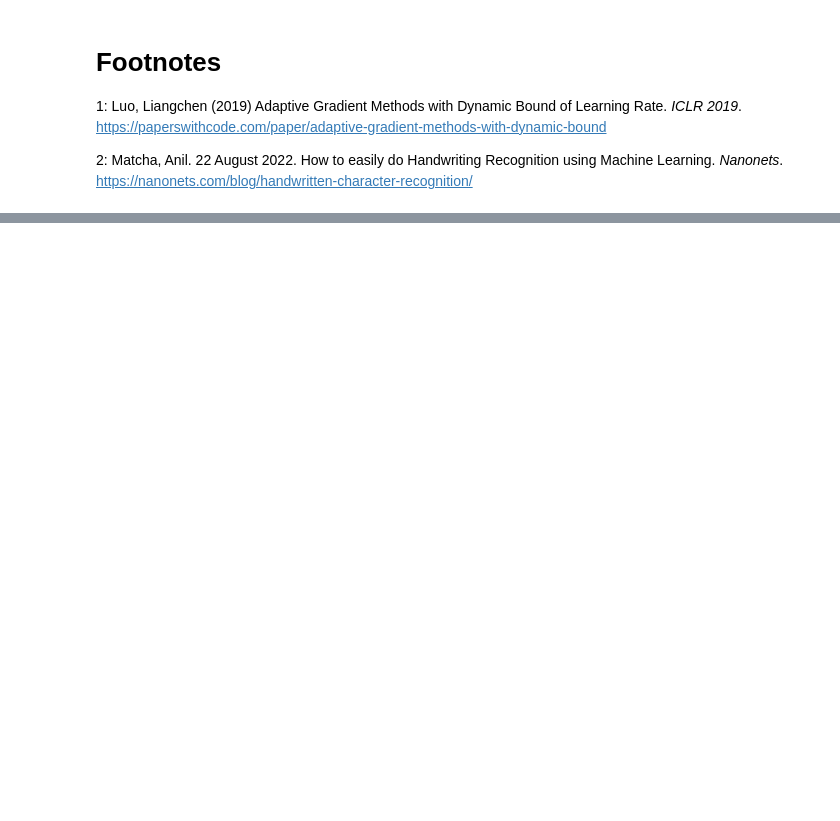
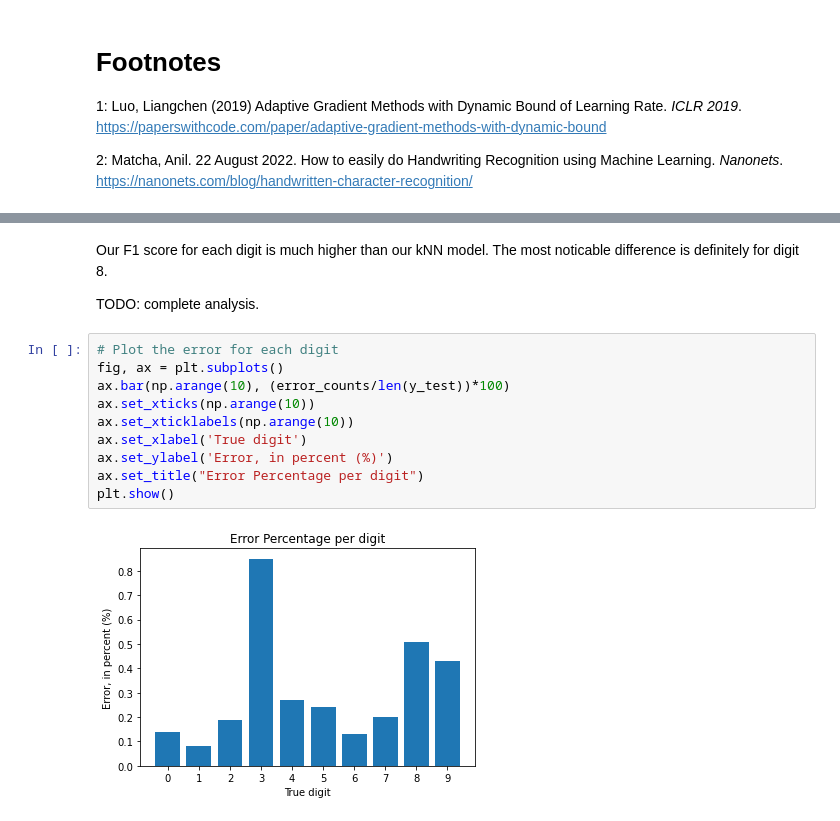
Before and after one commit to COGS118A/Group008-Wi23, a Jupyter notebook: CheckpointGroup008-Wi23.ipynb, the cells around one changed output, grey strips where cells are left out. Drawn from its saved outputs; the diff is of its cells as text; blank space fills up the shorter version.

```diff
--- a/CheckpointGroup008-Wi23.ipynb
+++ b/CheckpointGroup008-Wi23.ipynb
@@ -305,0 +410,16 @@ UPDATE THE PROPOSAL TIMELINE ACCORDING TO WHAT HAS ACTUALLY HAPPENED AND HOW IT
+# %% [markdown]
+Our F1 score for each digit is much higher than our kNN model. The most noticable difference is definitely for digit 8.
+
+TODO: complete analysis.
+# %%
+# Plot the error for each digit
+fig, ax = plt.subplots()
+ax.bar(np.arange(10), (error_counts/len(y_test))*100)
+ax.set_xticks(np.arange(10))
+ax.set_xticklabels(np.arange(10))
+ax.set_xlabel('True digit')
+ax.set_ylabel('Error, in percent (%)')
+ax.set_title("Error Percentage per digit")
+plt.show()
+# %% [output]
+[figure, added]
```
Also changed, not shown: parts of 29 cells of this notebook.
